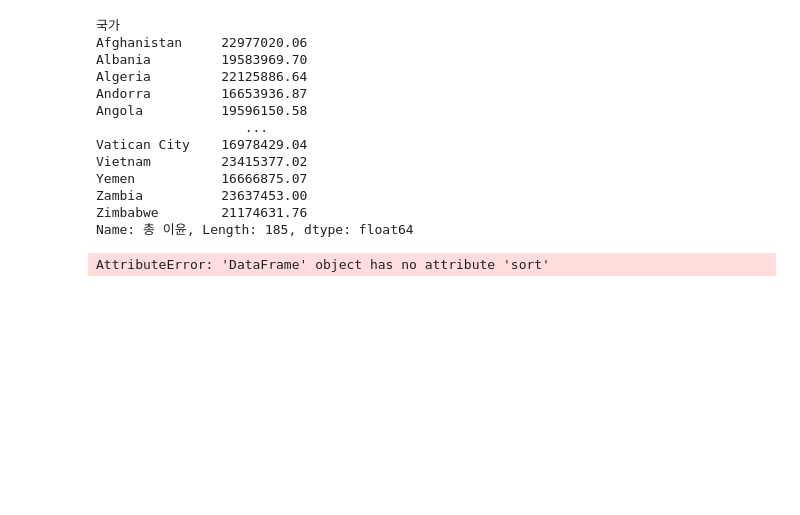
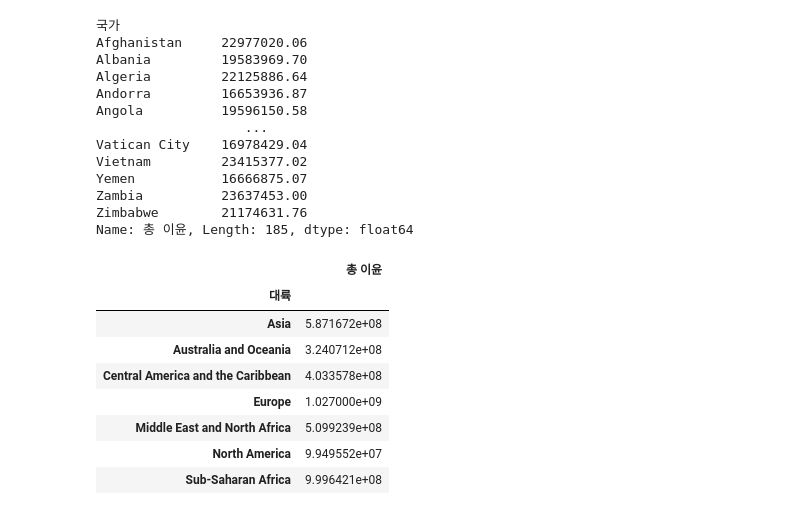
Before and after one commit to bbuddu/bbuddu-s-python, a Jupyter notebook: 230111/02_sales.ipynb, the cells around one changed output. Saved outputs shown, nothing was run; the diff lists cells and outputs as text; code cells hidden in the pictures; blank space fills up the shorter version.

```diff
--- a/230111/02_sales.ipynb
+++ b/230111/02_sales.ipynb
@@ -171,8 +171,16 @@ Name: 총 이윤, Length: 185, dtype: float64
 # %%
 ## 가장 많은 이윤을 내는 대륙은 어디인가?
 
-salesrecords.groupby('대륙').sum('총 이윤').sort()
+salesrecords.groupby('대륙').sum('총 이윤')[['총 이윤']]
 
 ## 그룹화 - 합계 - 오름차순 or 내림차순 - 하위 값 or 상위 값
 # %% [output]
-AttributeError: 'DataFrame' object has no attribute 'sort'
+|  | 총 이윤 |
+| 대륙 |  |
+| Asia | 5.871672e+08 |
+| Australia and Oceania | 3.240712e+08 |
+| Central America and the Caribbean | 4.033578e+08 |
+| Europe | 1.027000e+09 |
+| Middle East and North Africa | 5.099239e+08 |
+| North America | 9.949552e+07 |
+| Sub-Saharan Africa | 9.996421e+08 |
```
Also changed, not shown: parts of 4 cells of this notebook, 6 other files.
